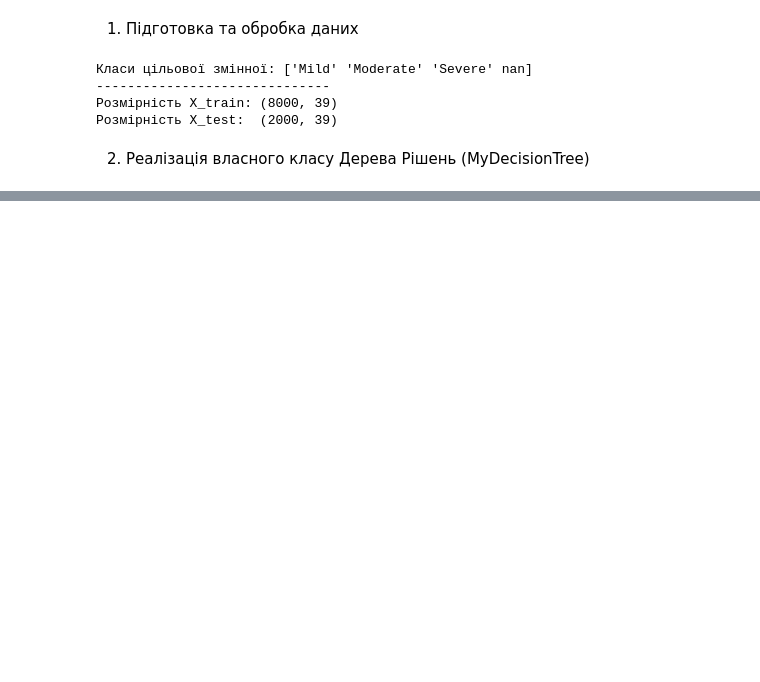
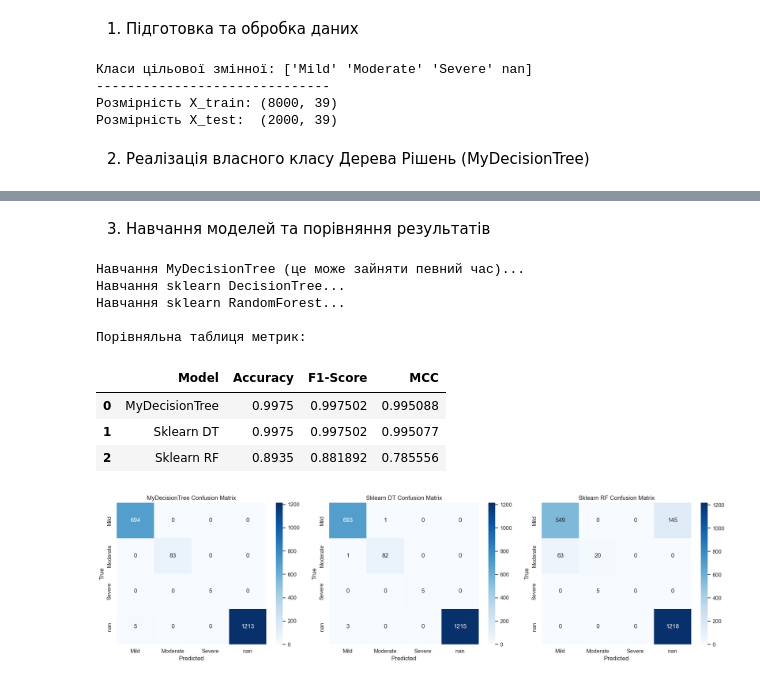
Before and after one commit to Doromido/ML-FeI-43, a Jupyter notebook: lab4/main.ipynb, the cells around one changed output, grey strips where cells are left out. Saved outputs shown, nothing was run; the diff lists cells and outputs as text; code cells hidden in the pictures; blank space fills up the shorter version.

```diff
--- a/lab4/main.ipynb
+++ b/lab4/main.ipynb
@@ -175,0 +178,63 @@ print("Клас MyDecisionTree реалізовано.")
+# %% [markdown]
+3. Навчання моделей та порівняння результатів
+# %%
+# 1. Ініціалізація моделей [cite: 175-176, 180]
+# Обмежуємо глибину max_depth=5 для чесного порівняння та швидкодії
+my_tree = MyDecisionTree(max_depth=5, min_samples_split=10)
+sk_tree = DecisionTreeClassifier(criterion='gini', max_depth=5, random_state=42)
+rf_model = RandomForestClassifier(n_estimators=100, max_depth=5, random_state=42)
+
+print("Навчання MyDecisionTree (це може зайняти певний час)...")
+my_tree.fit(X_train, y_train)
+
+print("Навчання sklearn DecisionTree...")
+sk_tree.fit(X_train, y_train)
+
+print("Навчання sklearn RandomForest...")
+rf_model.fit(X_train, y_train)
+
+# 2. Отримання прогнозів
+y_pred_my = my_tree.predict(X_test)
+y_pred_sk = sk_tree.predict(X_test)
+y_pred_rf = rf_model.predict(X_test)
+
+# 3. Розрахунок метрик [cite: 161-164]
+metrics_data = []
+models_preds = [('MyDecisionTree', y_pred_my),
+                ('Sklearn DT', y_pred_sk),
+                ('Sklearn RF', y_pred_rf)]
+
+for name, preds in models_preds:
+    acc = accuracy_score(y_test, preds)
+    f1 = f1_score(y_test, preds, average='weighted')
+    mcc = matthews_corrcoef(y_test, preds)
+    metrics_data.append({'Model': name, 'Accuracy': acc, 'F1-Score': f1, 'MCC': mcc})
+
+metrics_df = pd.DataFrame(metrics_data)
+print("\nПорівняльна таблиця метрик:")
+display(metrics_df)
+
+# 4. Візуалізація Confusion Matrix
+fig, axes = plt.subplots(1, 3, figsize=(18, 5))
+
+for i, (name, preds) in enumerate(models_preds):
+    cm = confusion_matrix(y_test, preds)
+    sns.heatmap(cm, annot=True, fmt='d', cmap='Blues', ax=axes[i],
+                xticklabels=target_classes, yticklabels=target_classes)
+    axes[i].set_title(f'{name} Confusion Matrix')
+    axes[i].set_xlabel('Predicted')
+    axes[i].set_ylabel('True')
+
+plt.tight_layout()
+plt.show()
+# %% [output]
+Навчання MyDecisionTree (це може зайняти певний час)...
+Навчання sklearn DecisionTree...
+Навчання sklearn RandomForest...
+
+Порівняльна таблиця метрик:
+|  | Model | Accuracy | F1-Score | MCC |
+| 0 | MyDecisionTree | 0.9975 | 0.997502 | 0.995088 |
+| 1 | Sklearn DT | 0.9975 | 0.997502 | 0.995077 |
+| 2 | Sklearn RF | 0.8935 | 0.881892 | 0.785556 |
+[figure, added]
```
Also changed, not shown: parts of 4 cells of this notebook.
